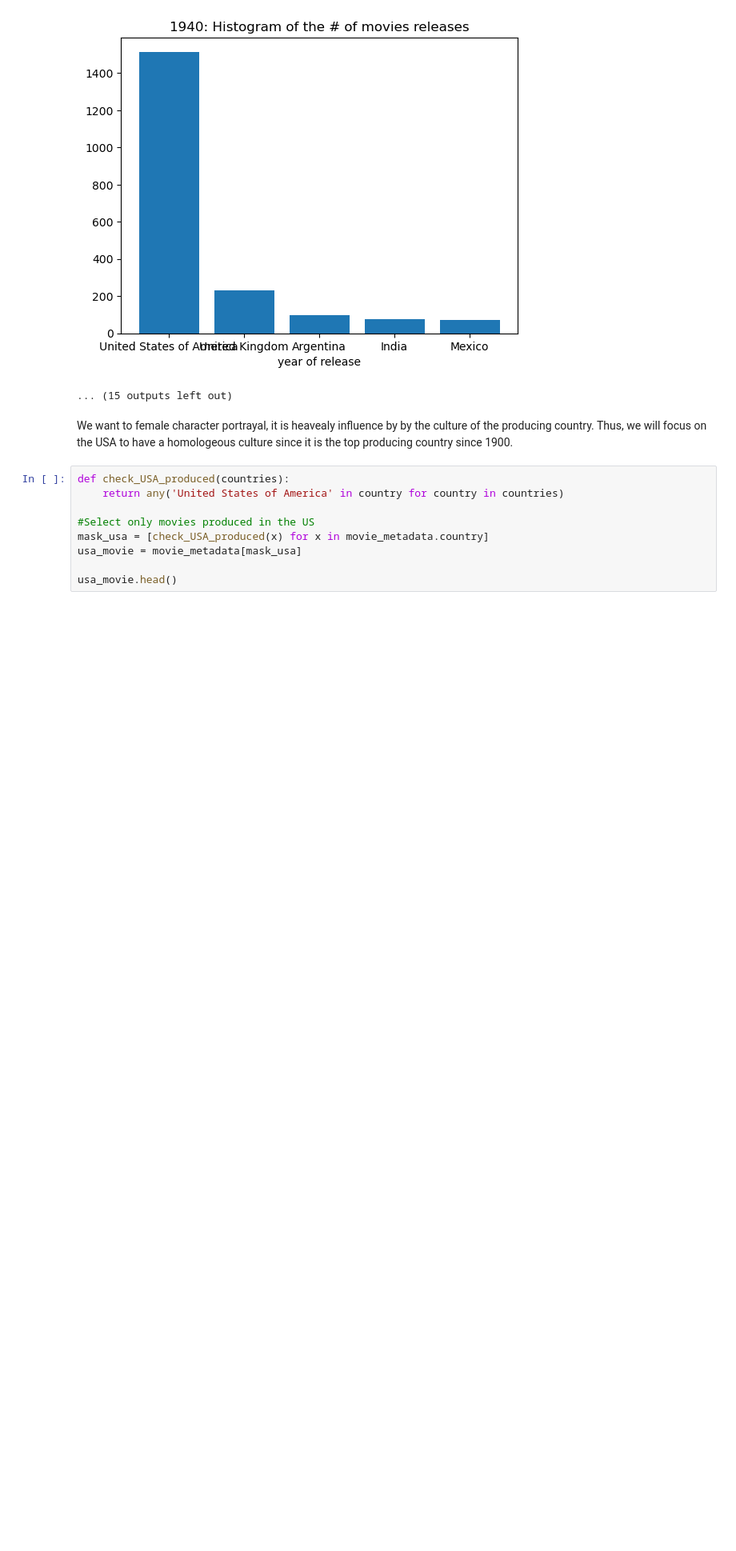
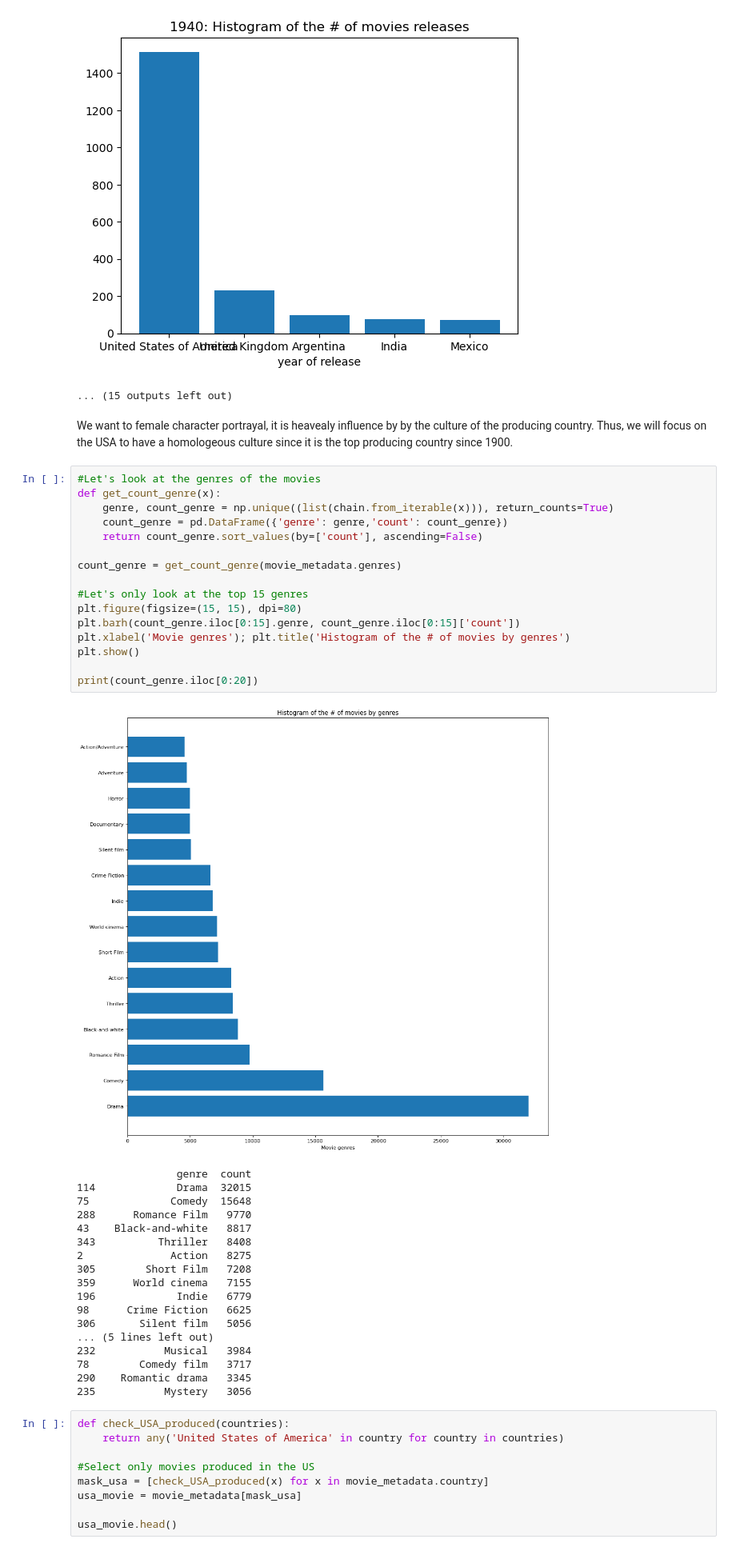
Before and after one commit to epfl-ada/ada-2022-project-error141, a Jupyter notebook: data_exploration_AD.ipynb, the cells around one changed output. Shown at 80% size. Cells and saved outputs as stored; diff of their text form; blank space fills up the shorter version.

```diff
--- a/data_exploration_AD.ipynb
+++ b/data_exploration_AD.ipynb
@@ -109,6 +109,41 @@ for decade in np.unique(movie_metadata.release_date//5*5):
 ... (15 outputs left out)
 # %% [markdown]
 We want to female character portrayal, it is heavealy influence by by the culture of the producing country. Thus, we will focus on the USA to have a homologeous culture since it is the top producing country since 1900.
+# %%
+#Let's look at the genres of the movies
+def get_count_genre(x):
+    genre, count_genre = np.unique((list(chain.from_iterable(x))), return_counts=True)
+    count_genre = pd.DataFrame({'genre': genre,'count': count_genre})
+    return count_genre.sort_values(by=['count'], ascending=False)
+
+count_genre = get_count_genre(movie_metadata.genres)
+
+#Let's only look at the top 15 genres
+plt.figure(figsize=(15, 15), dpi=80)
+plt.barh(count_genre.iloc[0:15].genre, count_genre.iloc[0:15]['count'])
+plt.xlabel('Movie genres'); plt.title('Histogram of the # of movies by genres')
+plt.show()
+
+print(count_genre.iloc[0:20])
+# %% [output]
+[figure, added]
+                genre  count
+114             Drama  32015
+75             Comedy  15648
+288      Romance Film   9770
+43    Black-and-white   8817
+343          Thriller   8408
+2              Action   8275
+305        Short Film   7208
+359      World cinema   7155
+196             Indie   6779
+98      Crime Fiction   6625
+306       Silent film   5056
+... (5 lines left out)
+232           Musical   3984
+78        Comedy film   3717
+290    Romantic drama   3345
+235           Mystery   3056
 # %%
 def check_USA_produced(countries):
     return any('United States of America' in country for country in countries)
```
Also changed, not shown: parts of 15 cells of this notebook, 1 other file.
